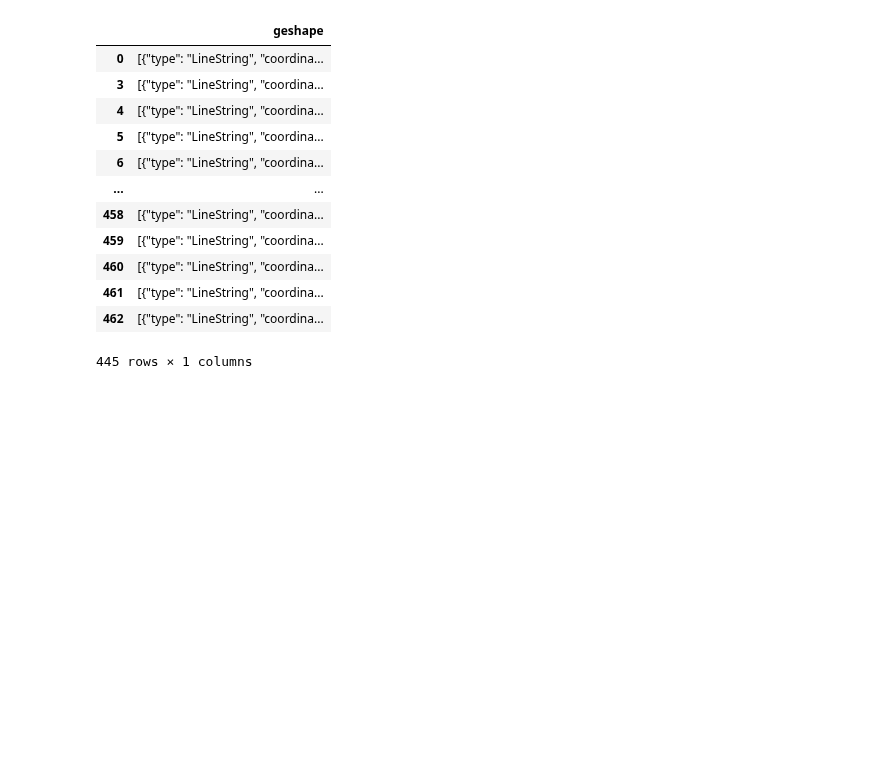
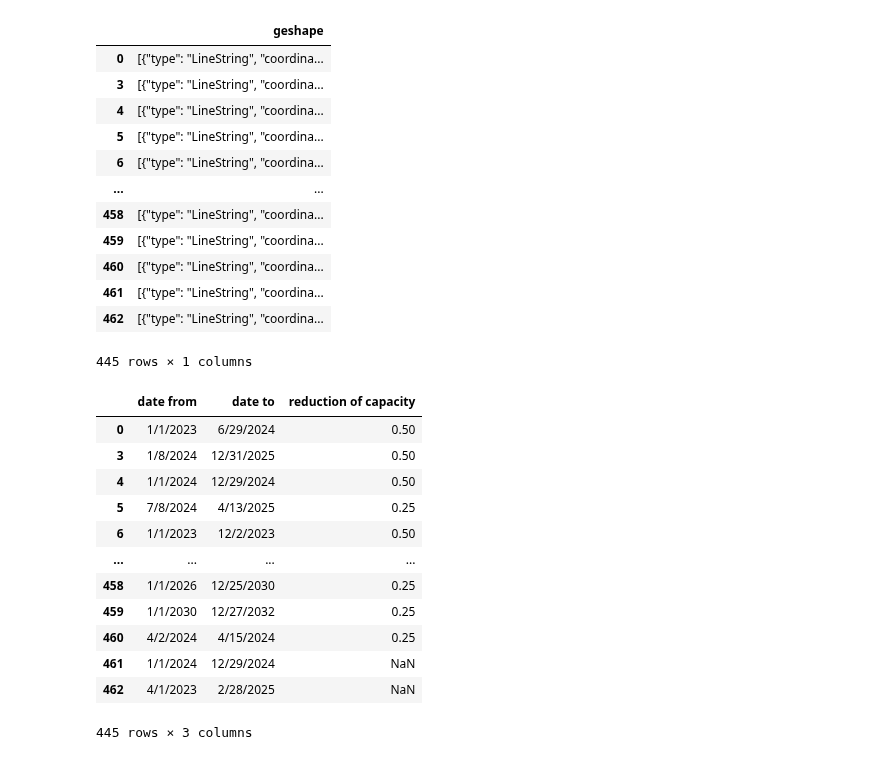
Before and after one commit to oalkayacd/polyhack2020, a Jupyter notebook: build_graph.ipynb, the cells around one changed output. Saved outputs shown, nothing was run; the diff lists cells and outputs as text; code cells hidden in the pictures; blank space fills up the shorter version.

```diff
--- a/build_graph.ipynb
+++ b/build_graph.ipynb
@@ -326,6 +346,7 @@ for pid in zugzahlen_pids:
 # %%
 rows = [list(),list()]
 for idx, entry in id_sp.iterrows():
+    abbr = str(construction.iloc[idx]["bp_from"])
     if len(id_sp.loc[idx]["Paths"]) == 1:
         rows[0].append(idx)
         empty = list()
@@ -396,3 +417,19 @@ display(id_geoshape)
 445 rows × 1 columns
 # %%
 id_geoshape.to_csv("id_geoshape.csv")
+# %%
+construction.loc[id_geoshape.index.tolist(), ['date from', 'date to', 'reduction of capacity']]
+# %% [output]
+|  | date from | date to | reduction of capacity |
+| 0 | 1/1/2023 | 6/29/2024 | 0.50 |
+| 3 | 1/8/2024 | 12/31/2025 | 0.50 |
+| 4 | 1/1/2024 | 12/29/2024 | 0.50 |
+| 5 | 7/8/2024 | 4/13/2025 | 0.25 |
+| 6 | 1/1/2023 | 12/2/2023 | 0.50 |
+| ... | ... | ... | ... |
+| 458 | 1/1/2026 | 12/25/2030 | 0.25 |
+| 459 | 1/1/2030 | 12/27/2032 | 0.25 |
+| 460 | 4/2/2024 | 4/15/2024 | 0.25 |
+| 461 | 1/1/2024 | 12/29/2024 | NaN |
+| 462 | 4/1/2023 | 2/28/2025 | NaN |
+445 rows × 3 columns
```
Also changed, not shown: parts of 19 cells of this notebook, 1 other file.
